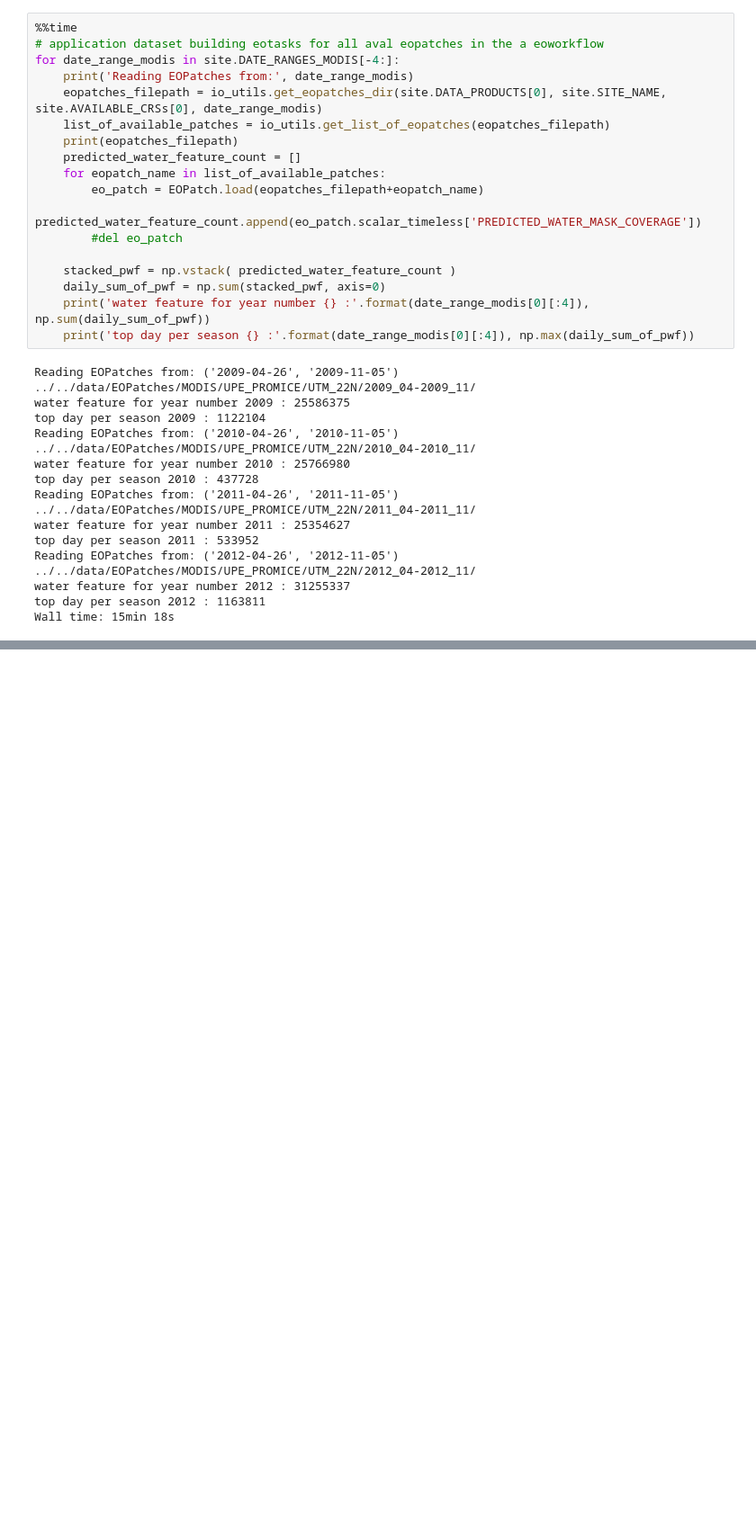
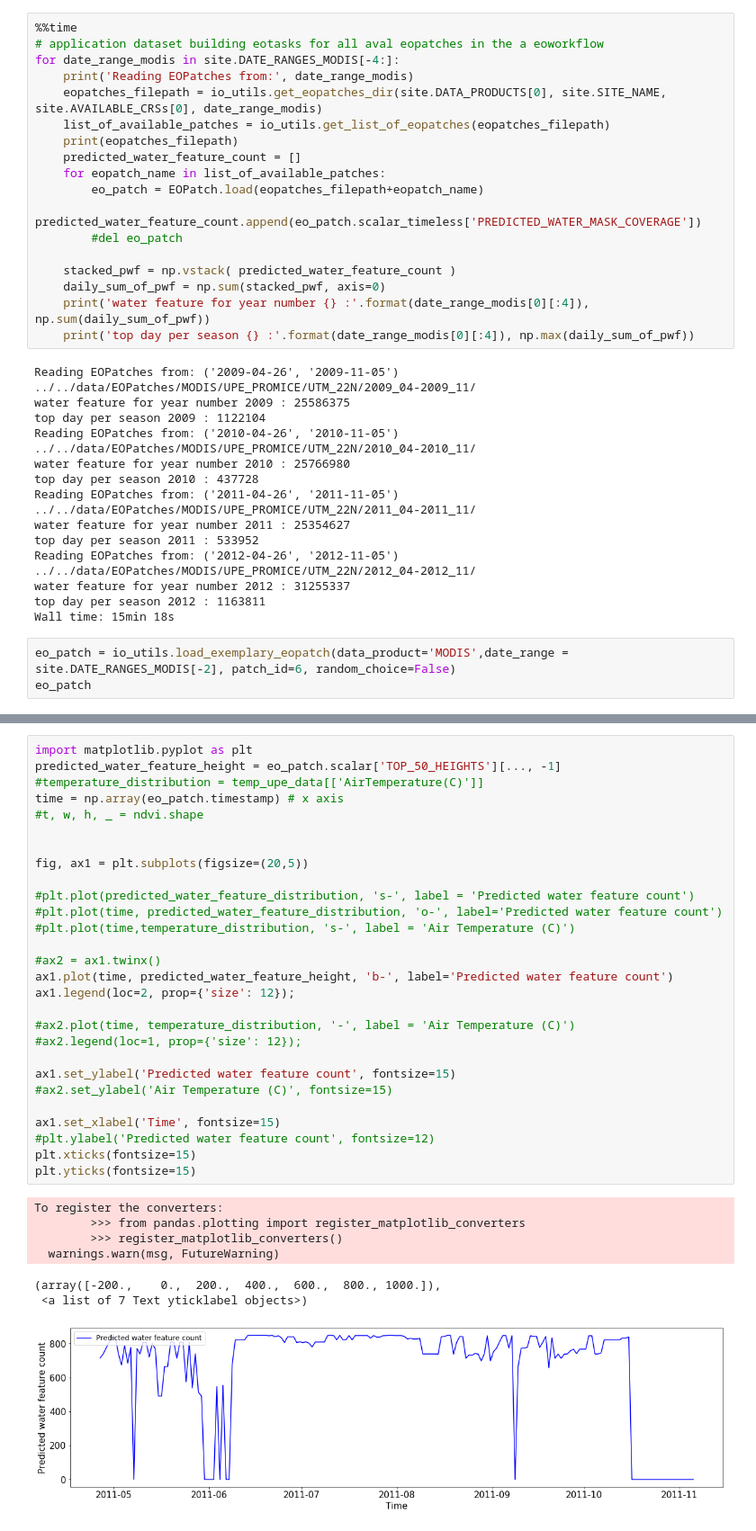
Before and after one commit to kakacper1/Greenland-water_features_mapping, a Jupyter notebook: notebooks/5_result_production/E05 Claculate spatial distribution of predicted water feature.ipynb, the cells around one changed output, grey strips where cells are left out. Shown at 90% size. Saved outputs shown, nothing was run; the diff lists cells and outputs as text; blank space fills up the shorter version.

Commit message:
Ploting sum of water features vs daily average

```diff
--- a/notebooks/5_result_production/E05 Claculate spatial distribution of predicted water feature.ipynb
+++ b/notebooks/5_result_production/E05 Claculate spatial distribution of predicted water feature.ipynb
@@ -452,3 +452,6 @@ Reading EOPatches from: ('2012-04-26', '2012-11-05')
 water feature for year number 2012 : 31255337
 top day per season 2012 : 1163811
 Wall time: 15min 18s
+# %%
+eo_patch = io_utils.load_exemplary_eopatch(data_product='MODIS',date_range = site.DATE_RANGES_MODIS[-2], patch_id=6, random_choice=False)
+eo_patch
@@ -454,0 +477,36 @@ Wall time: 15min 18s
+# %%
+import matplotlib.pyplot as plt
+predicted_water_feature_height = eo_patch.scalar['TOP_50_HEIGHTS'][..., -1]
+#temperature_distribution = temp_upe_data[['AirTemperature(C)']]
+time = np.array(eo_patch.timestamp) # x axis
+#t, w, h, _ = ndvi.shape
+
+
+fig, ax1 = plt.subplots(figsize=(20,5))
+
+#plt.plot(predicted_water_feature_distribution, 's-', label = 'Predicted water feature count')
+#plt.plot(time, predicted_water_feature_distribution, 'o-', label='Predicted water feature count')
+#plt.plot(time,temperature_distribution, 's-', label = 'Air Temperature (C)')
+
+#ax2 = ax1.twinx()
+ax1.plot(time, predicted_water_feature_height, 'b-', label='Predicted water feature count')
+ax1.legend(loc=2, prop={'size': 12});
+
+#ax2.plot(time, temperature_distribution, '-', label = 'Air Temperature (C)')
+#ax2.legend(loc=1, prop={'size': 12});
+
+ax1.set_ylabel('Predicted water feature count', fontsize=15)
+#ax2.set_ylabel('Air Temperature (C)', fontsize=15)
+
+ax1.set_xlabel('Time', fontsize=15)
+#plt.ylabel('Predicted water feature count', fontsize=12)
+plt.xticks(fontsize=15)
+plt.yticks(fontsize=15)
+# %% [output]
+To register the converters:
+        >>> from pandas.plotting import register_matplotlib_converters
+        >>> register_matplotlib_converters()
+  warnings.warn(msg, FutureWarning)
+(array([-200.,    0.,  200.,  400.,  600.,  800., 1000.]),
+ <a list of 7 Text yticklabel objects>)
+[figure, added]
```
Also changed, not shown: parts of 42 cells of this notebook, 14 other files.
